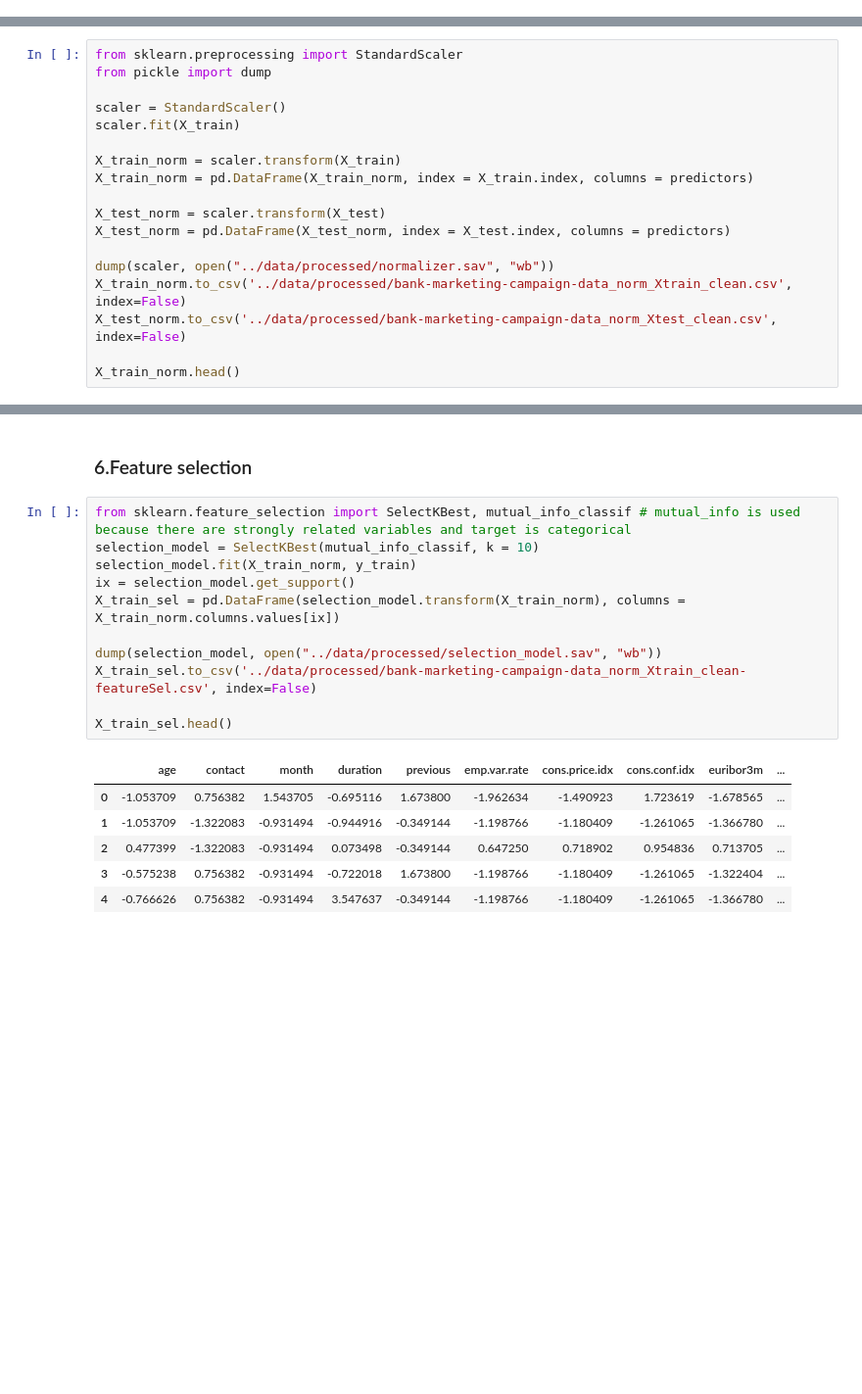
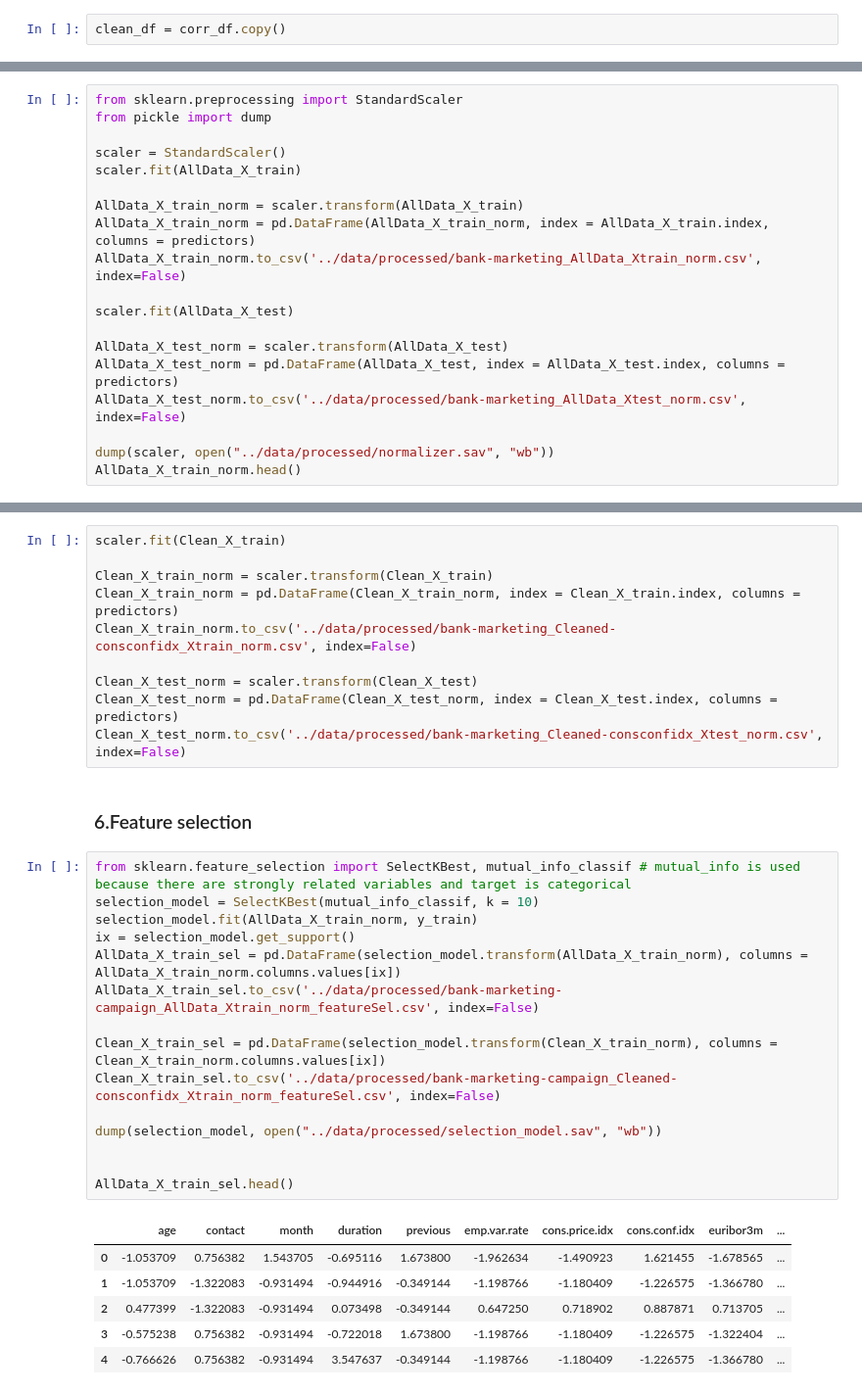
Before and after one commit to 4GeeksAcademy/machine-learning-python-template-RegresionLogistica, a Jupyter notebook: src/app.ipynb, the cells around one changed output, grey strips where cells are left out. Shown at 98% size. Cells and saved outputs as stored; diff of their text form; blank space fills up the shorter version.

```diff
--- a/src/app.ipynb
+++ b/src/app.ipynb
@@ -209,4 +224,6 @@ outliers
 | 38599 | 37 | 2 | 1 | 0 | 0 | 0 | 1 | 4 | 4 | 416 | ... |
 | 38600 | 78 | 5 | 2 | 0 | 0 | 0 | 0 | 4 | 4 | 177 | ... |
 447 rows × 18 columns
+# %%
+clean_df = corr_df.copy()
 # %%
@@ -254,19 +282,20 @@ from sklearn.preprocessing import StandardScaler
 from pickle import dump
 
 scaler = StandardScaler()
-scaler.fit(X_train)
+scaler.fit(AllData_X_train)
 
-X_train_norm = scaler.transform(X_train)
-X_train_norm = pd.DataFrame(X_train_norm, index = X_train.index, columns = predictors)
+AllData_X_train_norm = scaler.transform(AllData_X_train)
+AllData_X_train_norm = pd.DataFrame(AllData_X_train_norm, index = AllData_X_train.index, columns = predictors)
+AllData_X_train_norm.to_csv('../data/processed/bank-marketing_AllData_Xtrain_norm.csv', index=False)
 
-X_test_norm = scaler.transform(X_test)
-X_test_norm = pd.DataFrame(X_test_norm, index = X_test.index, columns = predictors)
+scaler.fit(AllData_X_test)
+
+AllData_X_test_norm = scaler.transform(AllData_X_test)
+AllData_X_test_norm = pd.DataFrame(AllData_X_test, index = AllData_X_test.index, columns = predictors)
+AllData_X_test_norm.to_csv('../data/processed/bank-marketing_AllData_Xtest_norm.csv', index=False)
 
 dump(scaler, open("../data/processed/normalizer.sav", "wb"))
-X_train_norm.to_csv('../data/processed/bank-marketing-campaign-data_norm_Xtrain_clean.csv', index=False)
-X_test_norm.to_csv('../data/processed/bank-marketing-campaign-data_norm_Xtest_clean.csv', index=False)
-
-X_train_norm.head()
+AllData_X_train_norm.head()
 # %% [output]
 |  | age | job | marital | default | housing | loan | contact | month | day_of_week | duration | ... |
 | 39075 | -1.053709 | -0.676665 | -0.737196 | -0.511562 | -1.056690 | -0.4394 | 0.756382 | 1.543705 | -1.407216 | -0.695116 | ... |
@@ -274,23 +303,37 @@ X_train_norm.head()
 | 7107 | 0.477399 | -0.270187 | -0.737196 | 1.953150 | 0.787018 | -0.4394 | -1.322083 | -0.931494 | 0.719467 | 0.073498 | ... |
 | 31614 | -0.575238 | -1.083144 | -0.737196 | -0.511562 | -1.056690 | -0.4394 | 0.756382 | -0.931494 | 0.719467 | -0.722018 | ... |
 | 34878 | -0.766626 | -0.676665 | 0.699960 | -0.511562 | -1.056690 | -0.4394 | 0.756382 | -0.931494 | 1.428361 | 3.547637 | ... |
+# %%
+scaler.fit(Clean_X_train)
+
+Clean_X_train_norm = scaler.transform(Clean_X_train)
+Clean_X_train_norm = pd.DataFrame(Clean_X_train_norm, index = Clean_X_train.index, columns = predictors)
+Clean_X_train_norm.to_csv('../data/processed/bank-marketing_Cleaned-consconfidx_Xtrain_norm.csv', index=False)
+
+Clean_X_test_norm = scaler.transform(Clean_X_test)
+Clean_X_test_norm = pd.DataFrame(Clean_X_test_norm, index = Clean_X_test.index, columns = predictors)
+Clean_X_test_norm.to_csv('../data/processed/bank-marketing_Cleaned-consconfidx_Xtest_norm.csv', index=False)
 # %% [markdown]
 ### 6.Feature selection
 # %%
 from sklearn.feature_selection import SelectKBest, mutual_info_classif # mutual_info is used because there are strongly related variables and target is categorical
 selection_model = SelectKBest(mutual_info_classif, k = 10)
-selection_model.fit(X_train_norm, y_train)
+selection_model.fit(AllData_X_train_norm, y_train)
 ix = selection_model.get_support()
-X_train_sel = pd.DataFrame(selection_model.transform(X_train_norm), columns = X_train_norm.columns.values[ix])
+AllData_X_train_sel = pd.DataFrame(selection_model.transform(AllData_X_train_norm), columns = AllData_X_train_norm.columns.values[ix])
+AllData_X_train_sel.to_csv('../data/processed/bank-marketing-campaign_AllData_Xtrain_norm_featureSel.csv', index=False)
+
+Clean_X_train_sel = pd.DataFrame(selection_model.transform(Clean_X_train_norm), columns = Clean_X_train_norm.columns.values[ix])
+Clean_X_train_sel.to_csv('../data/processed/bank-marketing-campaign_Cleaned-consconfidx_Xtrain_norm_featureSel.csv', index=False)
 
 dump(selection_model, open("../data/processed/selection_model.sav", "wb"))
-X_train_sel.to_csv('../data/processed/bank-marketing-campaign-data_norm_Xtrain_clean-featureSel.csv', index=False)
 
-X_train_sel.head()
+
+AllData_X_train_sel.head()
 # %% [output]
 |  | age | contact | month | duration | previous | emp.var.rate | cons.price.idx | cons.conf.idx | euribor3m | ... |
-| 0 | -1.053709 | 0.756382 | 1.543705 | -0.695116 | 1.673800 | -1.962634 | -1.490923 | 1.723619 | -1.678565 | ... |
-| 1 | -1.053709 | -1.322083 | -0.931494 | -0.944916 | -0.349144 | -1.198766 | -1.180409 | -1.261065 | -1.366780 | ... |
-| 2 | 0.477399 | -1.322083 | -0.931494 | 0.073498 | -0.349144 | 0.647250 | 0.718902 | 0.954836 | 0.713705 | ... |
-| 3 | -0.575238 | 0.756382 | -0.931494 | -0.722018 | 1.673800 | -1.198766 | -1.180409 | -1.261065 | -1.322404 | ... |
-| 4 | -0.766626 | 0.756382 | -0.931494 | 3.547637 | -0.349144 | -1.198766 | -1.180409 | -1.261065 | -1.366780 | ... |
+| 0 | -1.053709 | 0.756382 | 1.543705 | -0.695116 | 1.673800 | -1.962634 | -1.490923 | 1.621455 | -1.678565 | ... |
+| 1 | -1.053709 | -1.322083 | -0.931494 | -0.944916 | -0.349144 | -1.198766 | -1.180409 | -1.226575 | -1.366780 | ... |
+| 2 | 0.477399 | -1.322083 | -0.931494 | 0.073498 | -0.349144 | 0.647250 | 0.718902 | 0.887871 | 0.713705 | ... |
+| 3 | -0.575238 | 0.756382 | -0.931494 | -0.722018 | 1.673800 | -1.198766 | -1.180409 | -1.226575 | -1.322404 | ... |
+| 4 | -0.766626 | 0.756382 | -0.931494 | 3.547637 | -0.349144 | -1.198766 | -1.180409 | -1.226575 | -1.366780 | ... |
```
Also changed, not shown: parts of 19 cells of this notebook, 29 other files.
